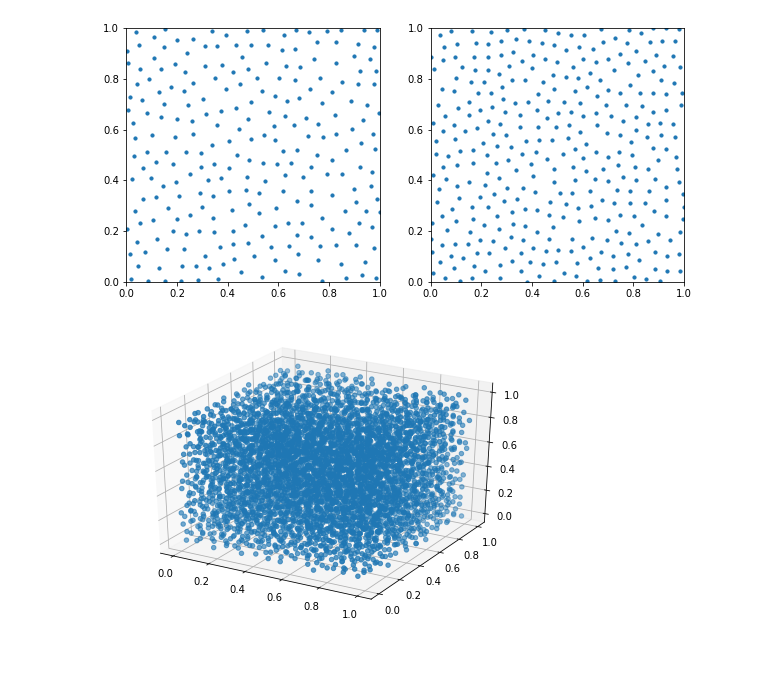
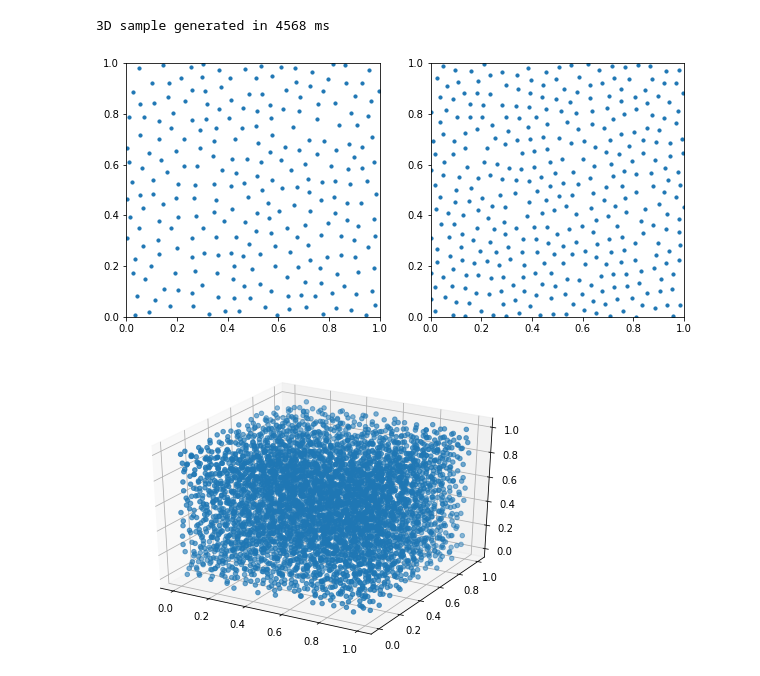
Before and after one commit to diregoblin/poisson_disc_sampling, a Jupyter notebook: poisson_disc_sampling.ipynb, the cells around one changed output. Saved outputs shown, nothing was run; the diff lists cells and outputs as text; code cells hidden in the pictures.

```diff
--- a/poisson_disc_sampling.ipynb
+++ b/poisson_disc_sampling.ipynb
@@ -12,39 +12,47 @@ import poisson_disc as pd
 # %matplotlib widget
 import matplotlib.pyplot as plt
 from mpl_toolkits.mplot3d import Axes3D
+
+import time
+
+def current_milli_time():
+    return round(time.time() * 1000)
 
 if __name__ == '__main__':
 
     # default: 2D points, classic Bridson algorithm as described here:
     # https://www.cs.ubc.ca/~rbridson/docs/bridson-siggraph07-poissondisk.pdf
     points = pd.Bridson_sampling()
 
     fig, ax = plt.subplots(1, 2, figsize=(10,20))
     ax[0].scatter(points[:,0], points[:,1], s=10)
     ax[0].set_xlim(0, 1)
     ax[0].set_ylim(0, 1)
     ax[0].set_aspect('equal')
 
     # alternative sampler, results in denser points:
     # based on the method proposed here by Martin Roberts: http://extremelearning.com.au/an-improved-version-of-bridsons-algorithm-n-for-poisson-disc-sampling/
     dims2d = np.array([1.0,1.0])
     points_surf = pd.Bridson_sampling(dims=dims2d, radius=0.05, k=30, hypersphere_sample=pd.hypersphere_surface_sample)
 
     ax[1].scatter(points_surf[:,0], points_surf[:,1], s=10)
     ax[1].set_xlim(0, 1)
     ax[1].set_ylim(0, 1)
     ax[1].set_aspect('equal')
 
     # 3D points
     dims3d = np.array([1.0,1.0,1.0])
+    tinit = current_milli_time()
     points3d = pd.Bridson_sampling(dims3d, radius=0.05, k=30)
+    print("3D sample generated in", current_milli_time() - tinit, "ms")
     fig3d = plt.figure()
     ax3d = Axes3D(fig3d)
     ax3d.scatter(points3d[:,0], points3d[:,1], points3d[:,2])
     plt.show()
 # %% [output]
+3D sample generated in 4568 ms
-[figure, old version]
+[figure, new version]
-[figure, old version]
+[figure, new version]
 # %%
 #Radial distribution function
 import math
```
Also changed, not shown: parts of 3 cells of this notebook, 2 other files.
